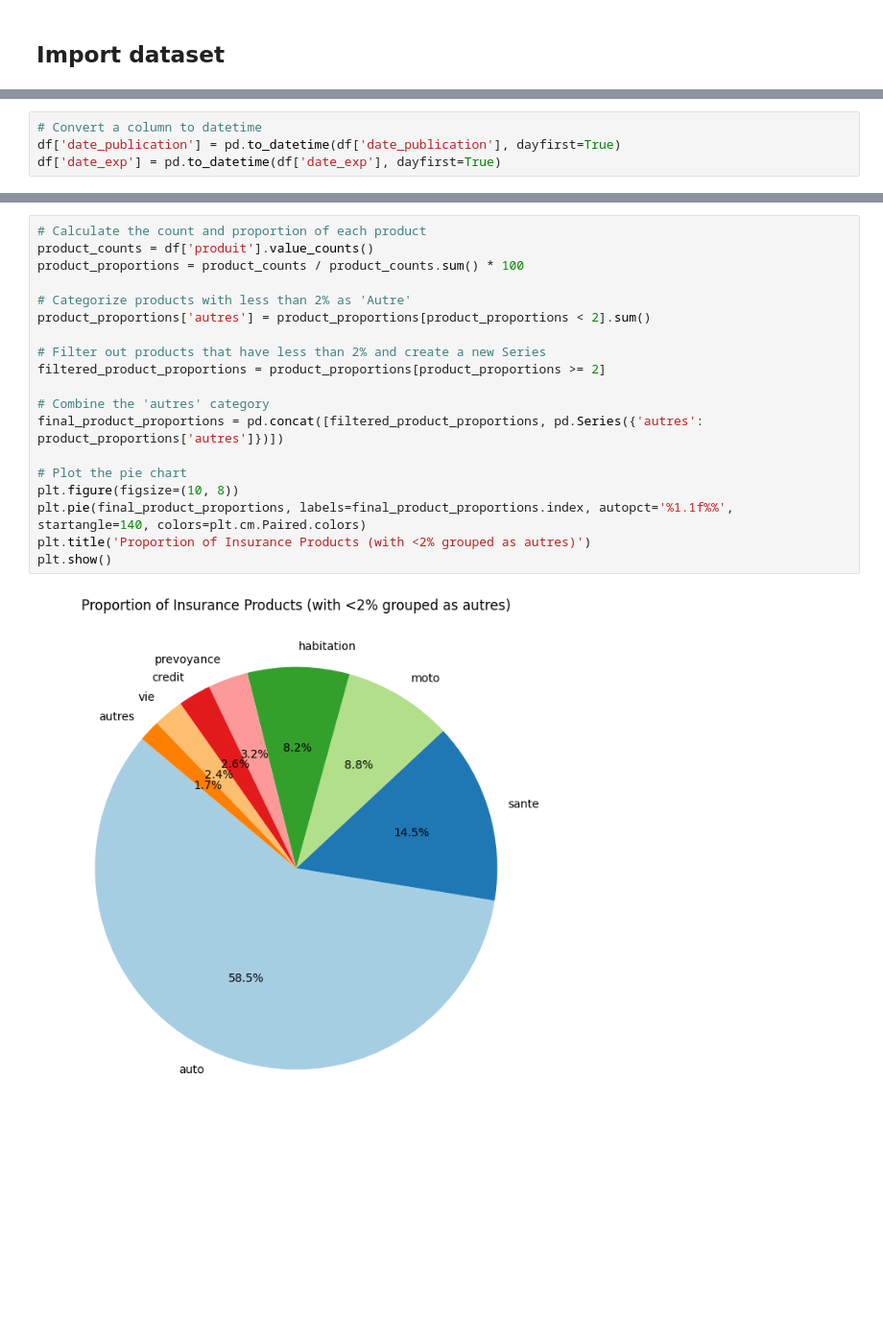
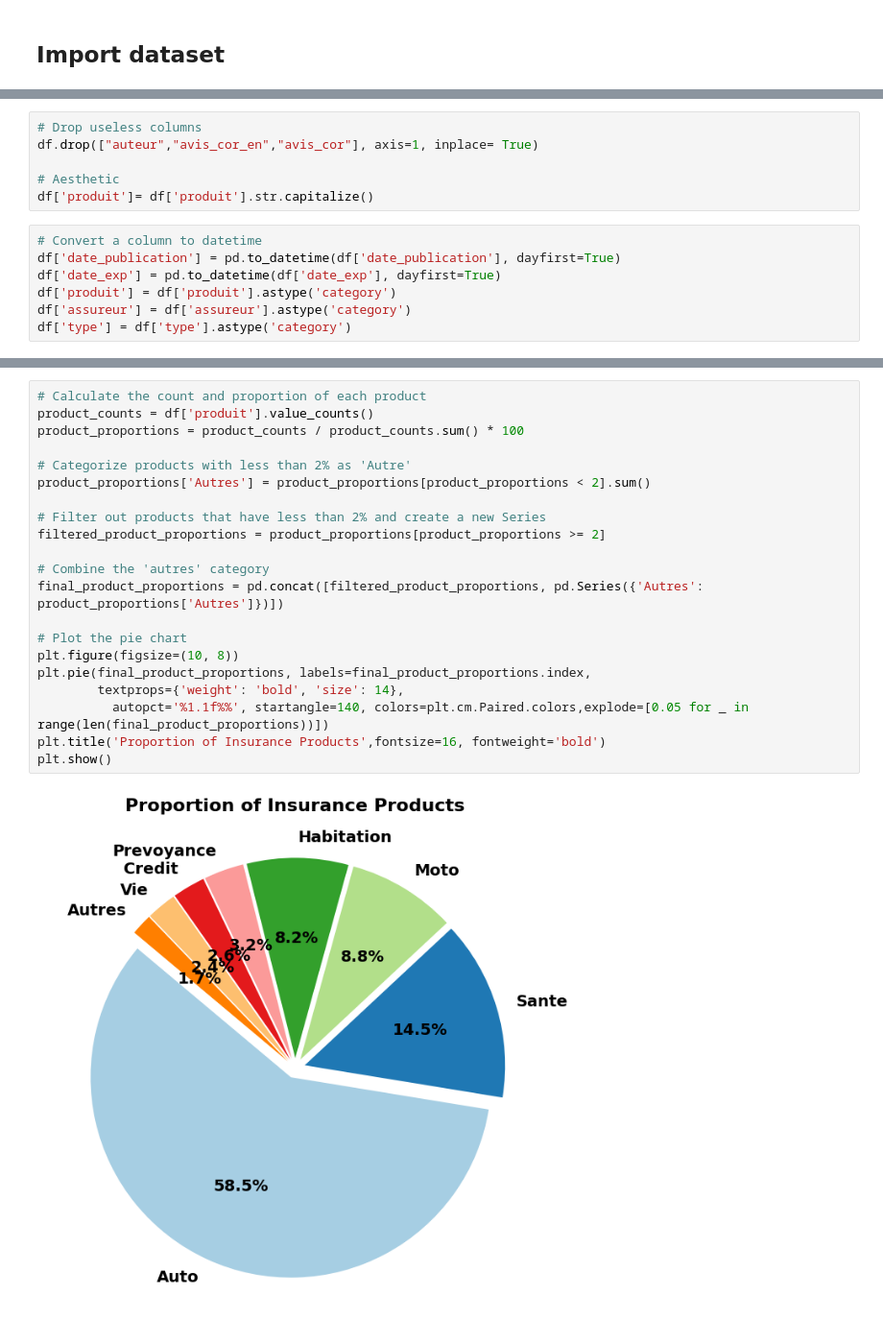
Before and after one commit to BastienCherel/NLP-Supervised-Learning, a Jupyter notebook: data_exploration.ipynb, the cells around one changed output, grey strips where cells are left out. Shown at 96% size. Drawn from its saved outputs; the diff is of its cells as text; blank space fills up the shorter version.

```diff
--- a/data_exploration.ipynb
+++ b/data_exploration.ipynb
@@ -37,4 +31,13 @@ df
+# %%
+# Drop useless columns
+df.drop(["auteur","avis_cor_en","avis_cor"], axis=1, inplace= True)
+
+# Aesthetic
+df['produit']= df['produit'].str.capitalize()
 # %%
 # Convert a column to datetime
 df['date_publication'] = pd.to_datetime(df['date_publication'], dayfirst=True)
 df['date_exp'] = pd.to_datetime(df['date_exp'], dayfirst=True)
+df['produit'] = df['produit'].astype('category')
+df['assureur'] = df['assureur'].astype('category')
+df['type'] = df['type'].astype('category')
@@ -143,21 +122,23 @@ Passing `palette` without assigning `hue` is deprecated and will be removed in v
 # %%
 # Calculate the count and proportion of each product
 product_counts = df['produit'].value_counts()
 product_proportions = product_counts / product_counts.sum() * 100
 
 # Categorize products with less than 2% as 'Autre'
-product_proportions['autres'] = product_proportions[product_proportions < 2].sum()
+product_proportions['Autres'] = product_proportions[product_proportions < 2].sum()
 
 # Filter out products that have less than 2% and create a new Series
 filtered_product_proportions = product_proportions[product_proportions >= 2]
 
 # Combine the 'autres' category
-final_product_proportions = pd.concat([filtered_product_proportions, pd.Series({'autres': product_proportions['autres']})])
+final_product_proportions = pd.concat([filtered_product_proportions, pd.Series({'Autres': product_proportions['Autres']})])
 
 # Plot the pie chart
 plt.figure(figsize=(10, 8))
-plt.pie(final_product_proportions, labels=final_product_proportions.index, autopct='%1.1f%%', startangle=140, colors=plt.cm.Paired.colors)
-plt.title('Proportion of Insurance Products (with <2% grouped as autres)')
+plt.pie(final_product_proportions, labels=final_product_proportions.index,
+        textprops={'weight': 'bold', 'size': 14},
+          autopct='%1.1f%%', startangle=140, colors=plt.cm.Paired.colors,explode=[0.05 for _ in range(len(final_product_proportions))])
+plt.title('Proportion of Insurance Products',fontsize=16, fontweight='bold')
 plt.show()
 # %% [output]
-[figure, old version]
+[figure, new version]
```
Also changed, not shown: parts of 16 cells of this notebook, 3 other files.
